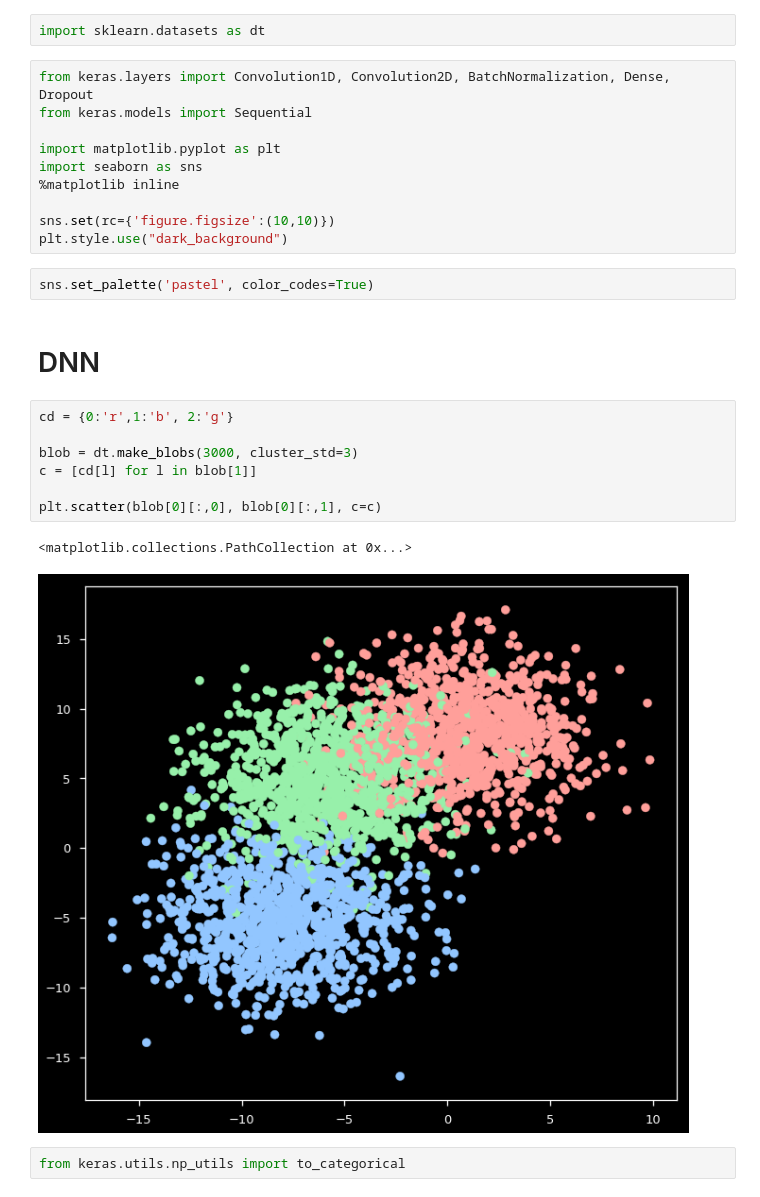
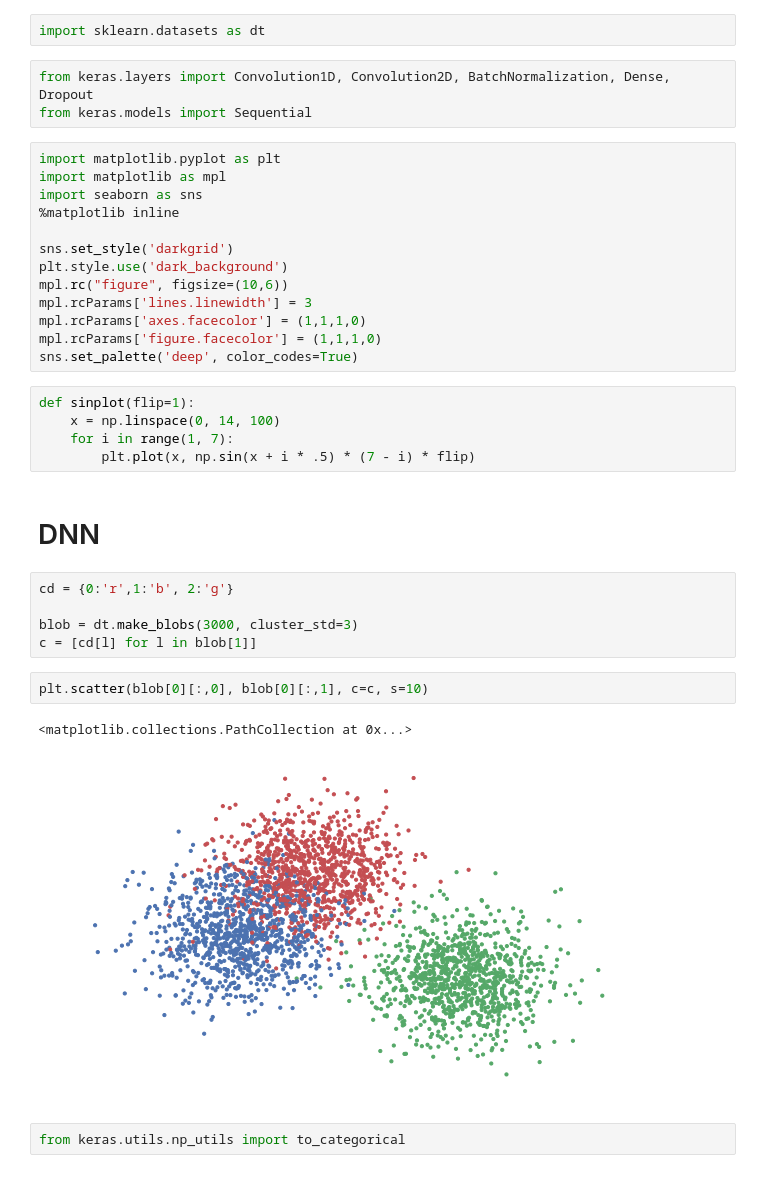
Before and after one commit to EstevaoUyra/spikelearn, a Jupyter notebook: notebooks/exploration/Neural networks.ipynb, the cells around one changed output. Cells and saved outputs as stored; diff of their text form.

```diff
--- a/notebooks/exploration/Neural networks.ipynb
+++ b/notebooks/exploration/Neural networks.ipynb
@@ -14,15 +14,24 @@ import sklearn.datasets as dt
 # %%
 from keras.layers import Convolution1D, Convolution2D, BatchNormalization, Dense, Dropout
 from keras.models import Sequential
-
-import matplotlib.pyplot as plt
-import seaborn as sns
-%matplotlib inline
-
-sns.set(rc={'figure.figsize':(10,10)})
-plt.style.use("dark_background")
-# %%
-sns.set_palette('pastel', color_codes=True)
+# %%
+import matplotlib.pyplot as plt
+import matplotlib as mpl
+import seaborn as sns
+%matplotlib inline
+
+sns.set_style('darkgrid')
+plt.style.use('dark_background')
+mpl.rc("figure", figsize=(10,6))
+mpl.rcParams['lines.linewidth'] = 3
+mpl.rcParams['axes.facecolor'] = (1,1,1,0)
+mpl.rcParams['figure.facecolor'] = (1,1,1,0)
+sns.set_palette('deep', color_codes=True)
+# %%
+def sinplot(flip=1):
+    x = np.linspace(0, 14, 100)
+    for i in range(1, 7):
+        plt.plot(x, np.sin(x + i * .5) * (7 - i) * flip)
 # %% [markdown]
 # DNN
 # %%
@@ -30,11 +39,11 @@ cd = {0:'r',1:'b', 2:'g'}
 
 blob = dt.make_blobs(3000, cluster_std=3)
 c = [cd[l] for l in blob[1]]
-
-plt.scatter(blob[0][:,0], blob[0][:,1], c=c)
-# %% [output]
-<matplotlib.collections.PathCollection at 0x...>
-[figure, removed]
+# %%
+plt.scatter(blob[0][:,0], blob[0][:,1], c=c, s=10)
+# %% [output]
+<matplotlib.collections.PathCollection at 0x...>
+[figure, added]
 # %%
 from keras.utils.np_utils import to_categorical
 # %%
```
Also changed, not shown: parts of 4 cells of this notebook, 1 other file.
